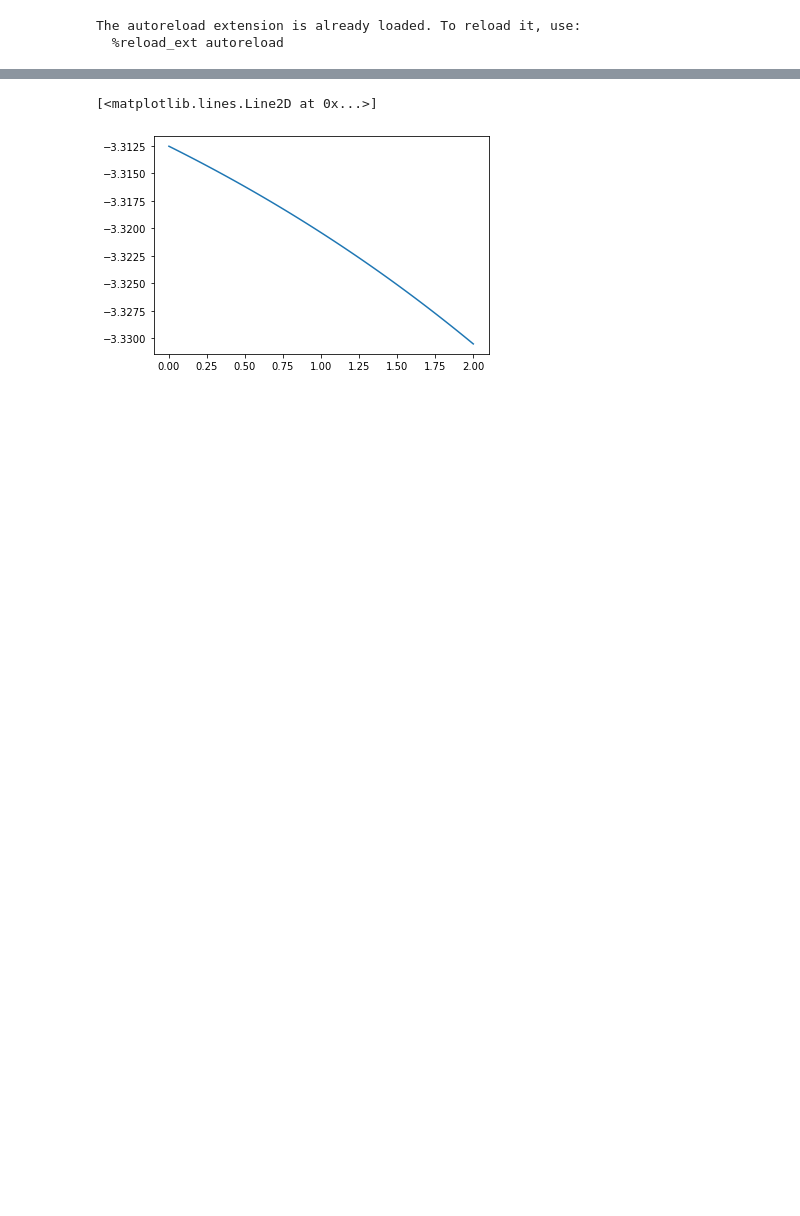
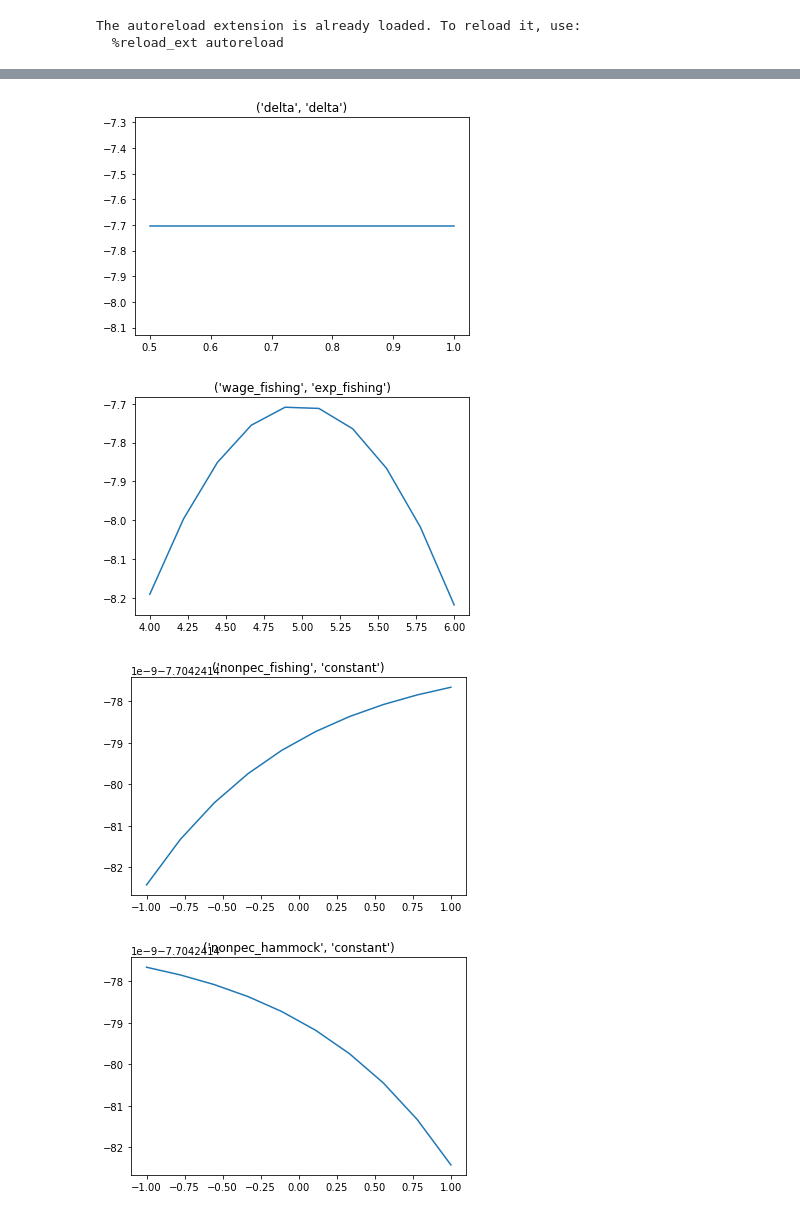
Before and after one commit to tobiasraabe/respy_for_ma, a Jupyter notebook: docs/tutorials/calibration-maximum-likelihood.ipynb, the cells around one changed output, grey strips where cells are left out. Saved outputs shown, nothing was run; the diff lists cells and outputs as text; code cells hidden in the pictures; blank space fills up the shorter version.

```diff
--- a/docs/tutorials/calibration-maximum-likelihood.ipynb
+++ b/docs/tutorials/calibration-maximum-likelihood.ipynb
@@ -46,10 +48,23 @@ crit_func(params)
-# %%
-deltas = np.linspace(0.0, 2.0, 100)
-fvals = list()
-for delta in deltas:
-    params.loc[("wage_fishing", "exp_fishing"), :] = delta
-    fvals.append(crit_func(params))
-plt.plot(deltas, fvals)
-# %% [output]
-[<matplotlib.lines.Line2D at 0x...>]
-[figure, removed]
+# %%
+for index in params_base.index:
+    upper, lower = params_base.loc[index][["upper", "lower"]]
+
+
+    grid = np.linspace(lower, upper, 10)
+
+    fvals = list()
+    for value in grid:
+        params = params_base.copy()
+        params.loc[index, "value"] = value
+        fvals.append(crit_func(params))
+
+    fig, ax = plt.subplots()
+
+    ax.plot(grid, fvals)
+    ax.set_title(index)
+    plt.show()
+# %% [output]
+[figure, added]
+[figure, added]
+[figure, added]
+[figure, added]
```
Also changed, not shown: parts of 5 cells of this notebook, 3 other files.
